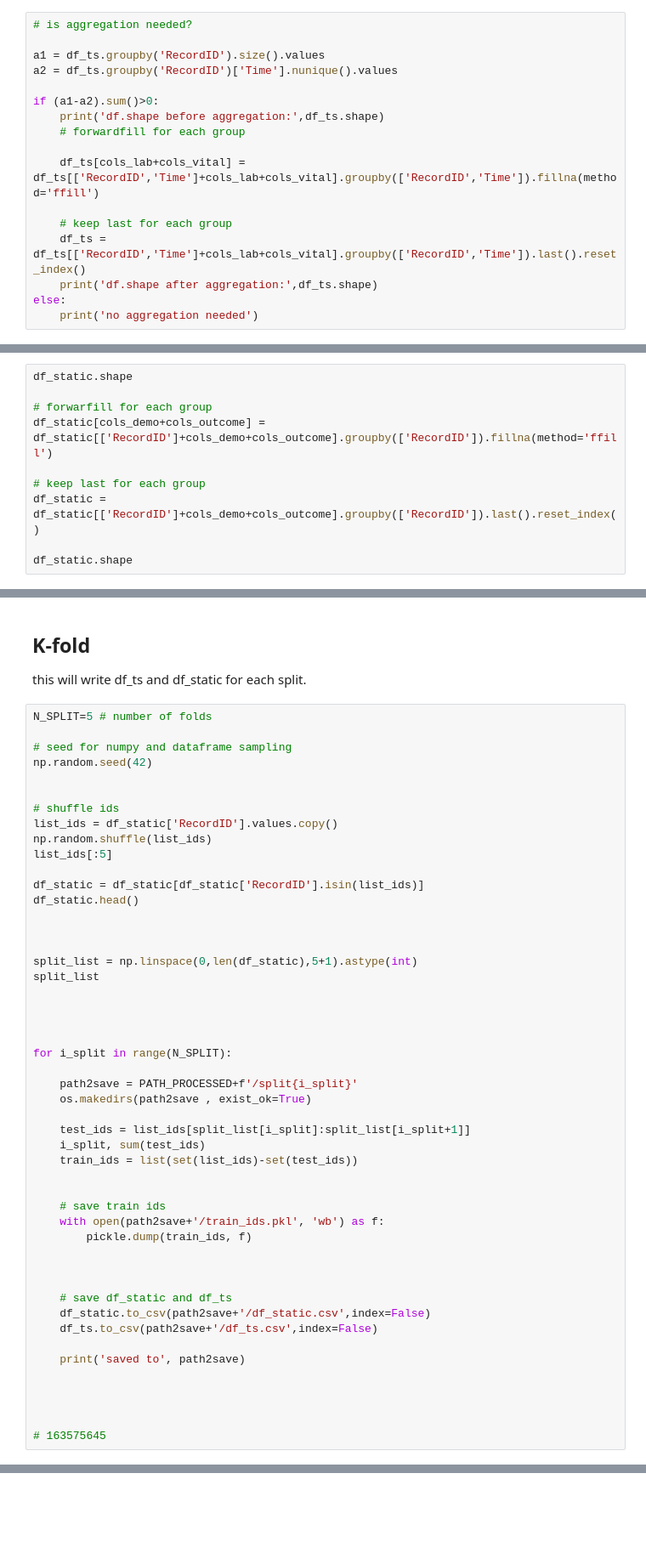
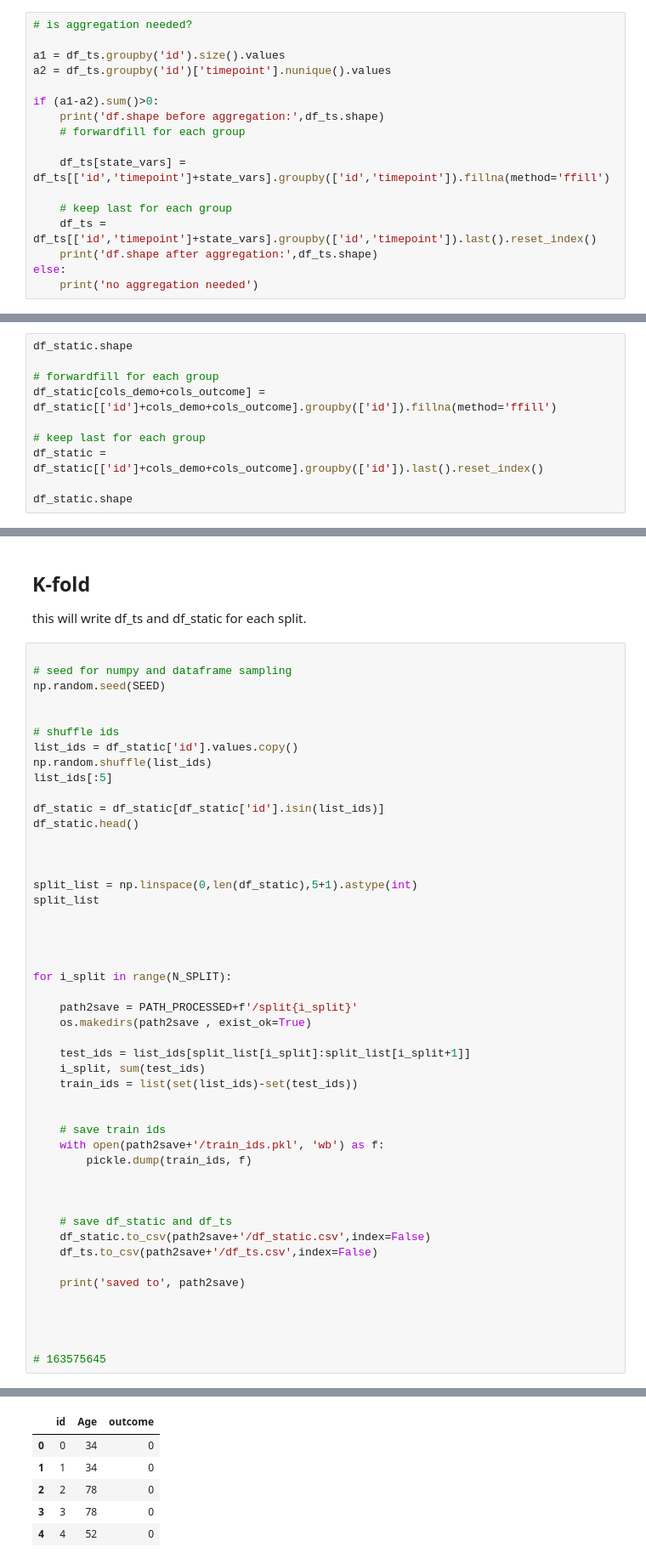
Before and after one commit to esl-epfl/TimEHR, a Jupyter notebook: data/Prepare_Datasets.ipynb, the cells around one changed output, grey strips where cells are left out. Shown at 85% size. Cells and saved outputs as stored; diff of their text form; blank space fills up the shorter version.

```diff
--- a/data/Prepare_Datasets.ipynb
+++ b/data/Prepare_Datasets.ipynb
@@ -569,17 +543,17 @@ It is only used for P12 dataset. Time granularity for other datasets is already
 # %%
 # is aggregation needed?
 
-a1 = df_ts.groupby('RecordID').size().values
-a2 = df_ts.groupby('RecordID')['Time'].nunique().values
+a1 = df_ts.groupby('id').size().values
+a2 = df_ts.groupby('id')['timepoint'].nunique().values
 
 if (a1-a2).sum()>0:
     print('df.shape before aggregation:',df_ts.shape)
     # forwardfill for each group
 
-    df_ts[cols_lab+cols_vital] = df_ts[['RecordID','Time']+cols_lab+cols_vital].groupby(['RecordID','Time']).fillna(method='ffill')
+    df_ts[state_vars] = df_ts[['id','timepoint']+state_vars].groupby(['id','timepoint']).fillna(method='ffill')
 
     # keep last for each group
-    df_ts = df_ts[['RecordID','Time']+cols_lab+cols_vital].groupby(['RecordID','Time']).last().reset_index()
+    df_ts = df_ts[['id','timepoint']+state_vars].groupby(['id','timepoint']).last().reset_index()
     print('df.shape after aggregation:',df_ts.shape)
 else:
     print('no aggregation needed')
@@ -586,10 +562,10 @@ else:
 # %%
 df_static.shape
 
-# forwarfill for each group
-df_static[cols_demo+cols_outcome] = df_static[['RecordID']+cols_demo+cols_outcome].groupby(['RecordID']).fillna(method='ffill')
+# forwardfill for each group
+df_static[cols_demo+cols_outcome] = df_static[['id']+cols_demo+cols_outcome].groupby(['id']).fillna(method='ffill')
 
 # keep last for each group
-df_static = df_static[['RecordID']+cols_demo+cols_outcome].groupby(['RecordID']).last().reset_index()
+df_static = df_static[['id']+cols_demo+cols_outcome].groupby(['id']).last().reset_index()
 
 df_static.shape
@@ -602,18 +593,17 @@ df_ts.Time.describe()
 
 this will write df_ts and df_static for each split.
 # %%
-N_SPLIT=5 # number of folds
 
 # seed for numpy and dataframe sampling
-np.random.seed(42)
+np.random.seed(SEED)
 
 
 # shuffle ids
-list_ids = df_static['RecordID'].values.copy()
+list_ids = df_static['id'].values.copy()
 np.random.shuffle(list_ids)
 list_ids[:5]
 
-df_static = df_static[df_static['RecordID'].isin(list_ids)]
+df_static = df_static[df_static['id'].isin(list_ids)]
 df_static.head()
 
 
@@ -650,3 +640,4 @@ for i_split in range(N_SPLIT):
 
 
 # 163575645
+# %% [output]
@@ -652,0 +645,6 @@ for i_split in range(N_SPLIT):
+|  | id | Age | outcome |
+| 0 | 0 | 34 | 0 |
+| 1 | 1 | 34 | 0 |
+| 2 | 2 | 78 | 0 |
+| 3 | 3 | 78 | 0 |
+| 4 | 4 | 52 | 0 |
```
Also changed, not shown: parts of 39 cells of this notebook, 19 other files.
